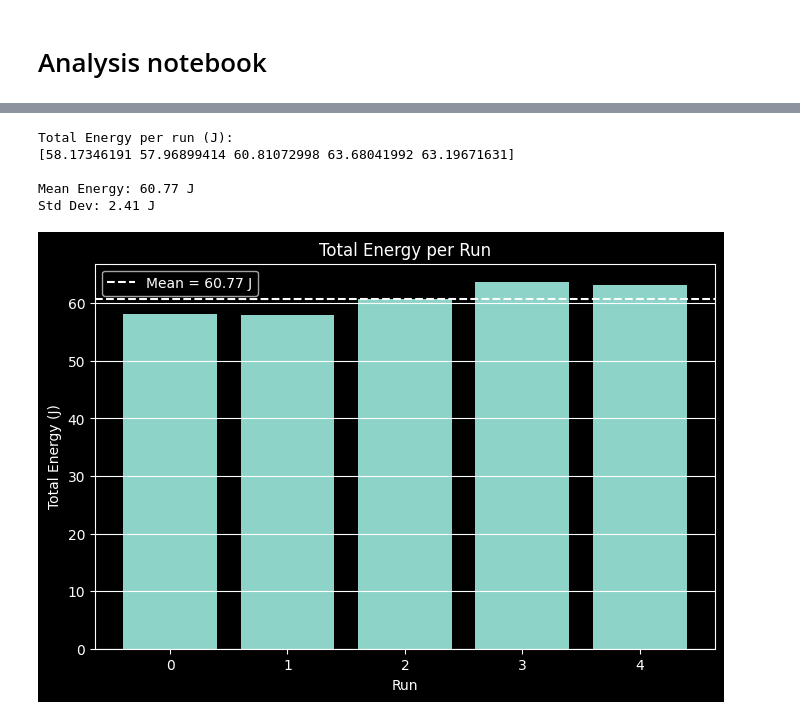
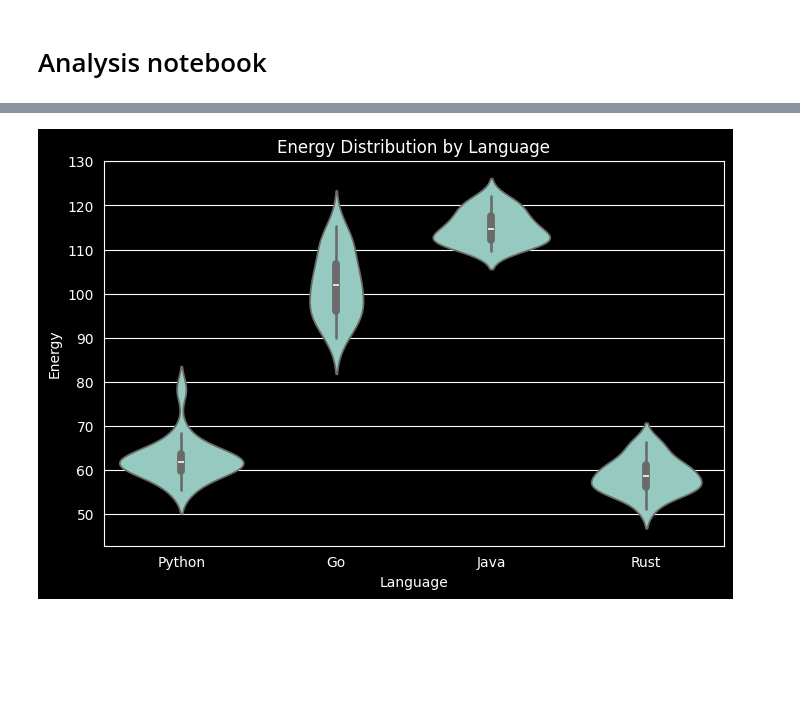
Before and after one commit to yuvrajtudelft/Programming-Language-Data-Ingestion-Comparison, a Jupyter notebook: analyis.ipynb, the cells around one changed output, grey strips where cells are left out. Cells and saved outputs as stored; diff of their text form; code cells hidden in the pictures; blank space fills up the shorter version.

```diff
--- a/analyis.ipynb
+++ b/analyis.ipynb
@@ -71,42 +71,56 @@ system_energy_key = "PACKAGE_ENERGY (J)"
 # system_energy_key = "PP0_ENERGY (J)"
 # system_energy_key = "PP1_ENERGY (J)"
 
-total_energies = []
 
-for i in range(5):
-    file_path = os.path.join(basepath, f"python_measured_0{i+1}.csv")
-    df = pd.read_csv(file_path)
 
-    # Total energy consumed during the run
-    energy_total = df[system_energy_key].iloc[-1] - df[system_energy_key].iloc[0]
-    total_energies.append(energy_total)
+def read_files(name):
+    total_energies = []
+    for i in range(20):
+        file_path = os.path.join(basepath, f"{name}_measured_0{i+1}.csv")
+        if i >= 9:
+            file_path = os.path.join(basepath, f"{name}_measured_{i+1}.csv")
+        df = pd.read_csv(file_path)
 
-total_energies = np.array(total_energies)
+        # Total energy consumed during the run
+        energy_total = df[system_energy_key].iloc[-1] - df[system_energy_key].iloc[0]
+        total_energies.append(energy_total)
 
-mean_energy = total_energies.mean()
-std_energy = total_energies.std()
+    return total_energies
 
-print("Total Energy per run (J):")
-print(total_energies)
-print(f"\nMean Energy: {mean_energy:.2f} J")
-print(f"Std Dev: {std_energy:.2f} J")
+python_energies = read_files("python")
+go_energies = read_files("go")
+java_energies = read_files("java")
+rust_energies = read_files("rust")
-# %% [output]
-Total Energy per run (J):
-[58.17346191 57.96899414 60.81072998 63.68041992 63.19671631]
-
-Mean Energy: 60.77 J
-Std Dev: 2.41 J
 # %%
+import pandas as pd
+import seaborn as sns
 import matplotlib.pyplot as plt
 
-plt.figure(figsize=(8,5))
-plt.bar(range(5), total_energies)
-plt.axhline(mean_energy, linestyle='--', label=f"Mean = {mean_energy:.2f} J")
-plt.xlabel("Run")
-plt.ylabel("Total Energy (J)")
-plt.title("Total Energy per Run")
-plt.legend()
-plt.grid(axis='y')
+python_energies = read_files("python")
+go_energies = read_files("go")
+java_energies = read_files("java")
+rust_energies = read_files("rust")
+
+# Build long-format data
+data = pd.DataFrame({
+    "Energy": (
+        python_energies
+        + go_energies
+        + java_energies
+        + rust_energies
+    ),
+    "Language": (
+        ["Python"] * len(python_energies)
+        + ["Go"] * len(go_energies)
+        + ["Java"] * len(java_energies)
+        + ["Rust"] * len(rust_energies)
+    )
+})
+
+# Plot
+plt.figure(figsize=(8, 5))
+sns.violinplot(x="Language", y="Energy", data=data, inner="box")
+plt.title("Energy Distribution by Language")
 plt.show()
 # %% [output]
-[figure, old version]
+[figure, new version]
```
Also changed, not shown: parts of 6 cells of this notebook.
